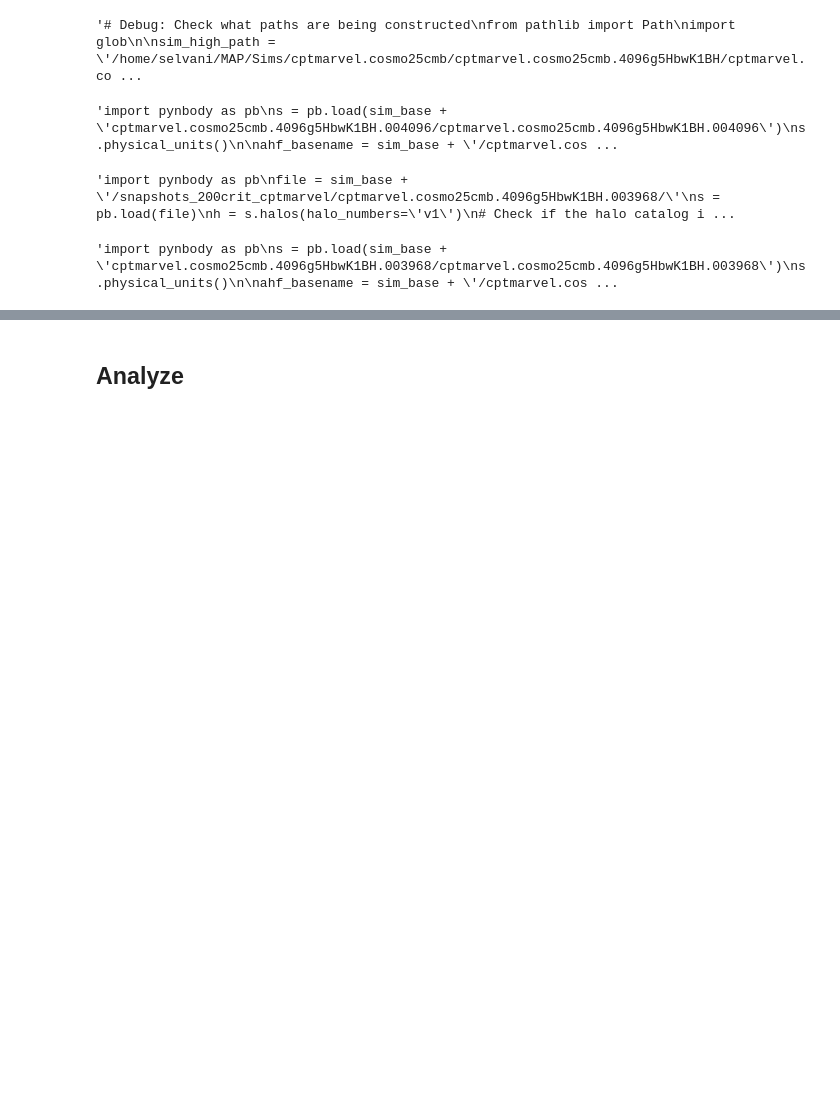
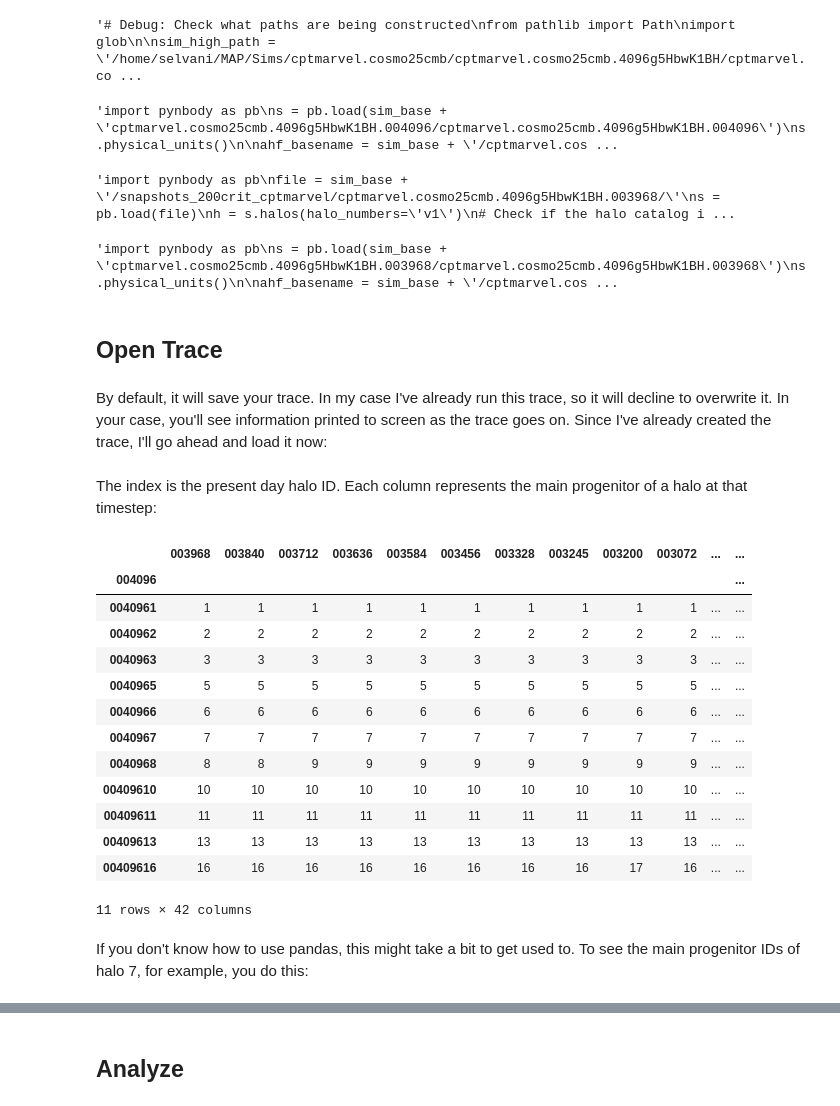
Before and after one commit to nssent25/pynbody, a Jupyter notebook: halo_trace/example.ipynb, the cells around one changed output, grey strips where cells are left out. Cells and saved outputs as stored; diff of their text form; code cells hidden in the pictures; blank space fills up the shorter version.

Commit message:
halo trace done

```diff
--- a/halo_trace/example.ipynb
+++ b/halo_trace/example.ipynb
@@ -151,3 +334,32 @@ else:
 halos = s.halos(halo_numbers='v1', ahf_basename=ahf_basename)'''
 # %% [output]
 'import pynbody as pb\ns = pb.load(sim_base + \'cptmarvel.cosmo25cmb.4096g5HbwK1BH.003968/cptmarvel.cosmo25cmb.4096g5HbwK1BH.003968\')\ns.physical_units()\n\nahf_basename = sim_base + \'/cptmarvel.cos ...
+# %% [markdown]
+## Open Trace
+# %% [markdown]
+By default, it will save your trace. In my case I've already run this trace, so it will decline to overwrite it. In your case, you'll see information printed to screen as the trace goes on. Since I've already created the trace, I'll go ahead and load it now:
+# %%
+# trace = pd.read_hdf(sim_base + 'h148.cosmo50PLK.6144g3HbwK1BH.004096/h148.cosmo50PLK.6144g3HbwK1BH.004096.trace_back.hdf5')
+
+trace = pd.read_hdf('/home/selvani/MAP/Sims/cptmarvel.cosmo25cmb/cptmarvel.cosmo25cmb.4096g5HbwK1BH/cptmarvel.cosmo25cmb.4096g5HbwK1BH.004096/cptmarvel.cosmo25cmb.4096g5HbwK1BH.004096.trace_back.hdf5')
+# %% [markdown]
+The index is the present day halo ID. Each column represents the main progenitor of a halo at that timestep:
+# %%
+trace
+# %% [output]
+|  | 003968 | 003840 | 003712 | 003636 | 003584 | 003456 | 003328 | 003245 | 003200 | 003072 | ... | ... |
+| 004096 |  |  |  |  |  |  |  |  |  |  |  | ... |
+| 0040961 | 1 | 1 | 1 | 1 | 1 | 1 | 1 | 1 | 1 | 1 | ... | ... |
+| 0040962 | 2 | 2 | 2 | 2 | 2 | 2 | 2 | 2 | 2 | 2 | ... | ... |
+| 0040963 | 3 | 3 | 3 | 3 | 3 | 3 | 3 | 3 | 3 | 3 | ... | ... |
+| 0040965 | 5 | 5 | 5 | 5 | 5 | 5 | 5 | 5 | 5 | 5 | ... | ... |
+| 0040966 | 6 | 6 | 6 | 6 | 6 | 6 | 6 | 6 | 6 | 6 | ... | ... |
+| 0040967 | 7 | 7 | 7 | 7 | 7 | 7 | 7 | 7 | 7 | 7 | ... | ... |
+| 0040968 | 8 | 8 | 9 | 9 | 9 | 9 | 9 | 9 | 9 | 9 | ... | ... |
+| 00409610 | 10 | 10 | 10 | 10 | 10 | 10 | 10 | 10 | 10 | 10 | ... | ... |
+| 00409611 | 11 | 11 | 11 | 11 | 11 | 11 | 11 | 11 | 11 | 11 | ... | ... |
+| 00409613 | 13 | 13 | 13 | 13 | 13 | 13 | 13 | 13 | 13 | 13 | ... | ... |
+| 00409616 | 16 | 16 | 16 | 16 | 16 | 16 | 16 | 16 | 17 | 16 | ... | ... |
+11 rows × 42 columns
+# %% [markdown]
+If you don't know how to use pandas, this might take a bit to get used to. To see the main progenitor IDs of halo 7, for example, you do this:
```
Also changed, not shown: parts of 20 cells of this notebook, 2 other files.
